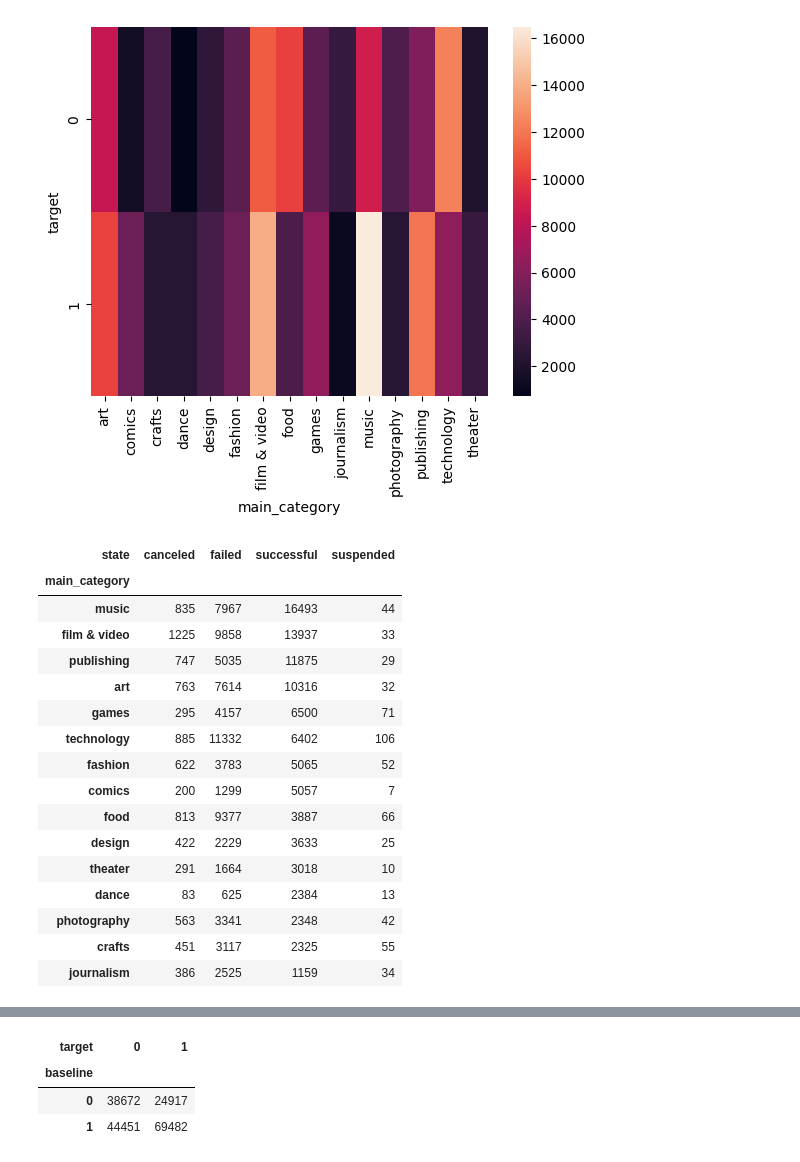
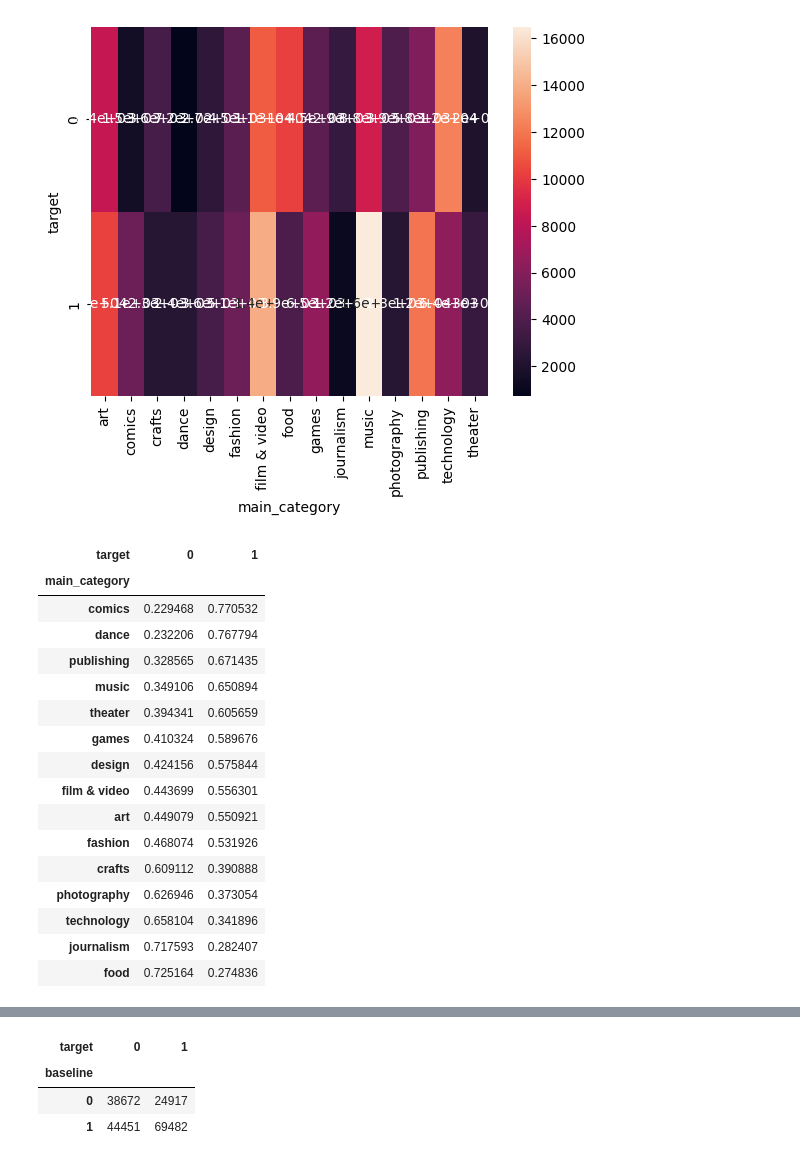
Before and after one commit to macizomedia/kickstarter-ml-project, a Jupyter notebook: feat_eng.ipynb, the cells around one changed output, grey strips where cells are left out. Drawn from its saved outputs; the diff is of its cells as text; code cells hidden in the pictures.

```diff
--- a/feat_eng.ipynb
+++ b/feat_eng.ipynb
@@ -9,4 +9,5 @@ from sklearn.feature_extraction.text import CountVectorizer
 from sklearn.feature_extraction.text import TfidfVectorizer
 from sklearn.feature_extraction.text import TfidfTransformer
 # %%
-df = pd.read_csv('data.csv')
+df = pd.read_csv('/Users/annelahann/neue-fische/kickstarter-ml-project/data/data_clean.csv')
+df.head()
@@ -60,27 +79,27 @@ sns.histplot(data=df,x='state')
 # %%
 pt=df.pivot_table(index='target',columns='main_category',aggfunc='size',fill_value=0)
-sns.heatmap(pt)
+sns.heatmap(pt,annot=True)
 plt.show()
 # %% [output]
-[figure, old version]
+[figure, new version]
 # %%
-pd.crosstab(df['main_category'],df['state']).sort_values(by='successful',ascending=False)
+pd.crosstab(df['main_category'],df['target'],normalize='index').sort_values(by=1,ascending=False)
 # %% [output]
-| state | canceled | failed | successful | suspended |
-| main_category |  |  |  |  |
-| music | 835 | 7967 | 16493 | 44 |
-| film & video | 1225 | 9858 | 13937 | 33 |
-| publishing | 747 | 5035 | 11875 | 29 |
-| art | 763 | 7614 | 10316 | 32 |
-| games | 295 | 4157 | 6500 | 71 |
-| technology | 885 | 11332 | 6402 | 106 |
-| fashion | 622 | 3783 | 5065 | 52 |
-| comics | 200 | 1299 | 5057 | 7 |
-| food | 813 | 9377 | 3887 | 66 |
-| design | 422 | 2229 | 3633 | 25 |
-| theater | 291 | 1664 | 3018 | 10 |
-| dance | 83 | 625 | 2384 | 13 |
-| photography | 563 | 3341 | 2348 | 42 |
-| crafts | 451 | 3117 | 2325 | 55 |
-| journalism | 386 | 2525 | 1159 | 34 |
+| target | 0 | 1 |
+| main_category |  |  |
+| comics | 0.229468 | 0.770532 |
+| dance | 0.232206 | 0.767794 |
+| publishing | 0.328565 | 0.671435 |
+| music | 0.349106 | 0.650894 |
+| theater | 0.394341 | 0.605659 |
+| games | 0.410324 | 0.589676 |
+| design | 0.424156 | 0.575844 |
+| film & video | 0.443699 | 0.556301 |
+| art | 0.449079 | 0.550921 |
+| fashion | 0.468074 | 0.531926 |
+| crafts | 0.609112 | 0.390888 |
+| photography | 0.626946 | 0.373054 |
+| technology | 0.658104 | 0.341896 |
+| journalism | 0.717593 | 0.282407 |
+| food | 0.725164 | 0.274836 |
 # %%
```
Also changed, not shown: parts of 35 cells of this notebook, 1 other file.
